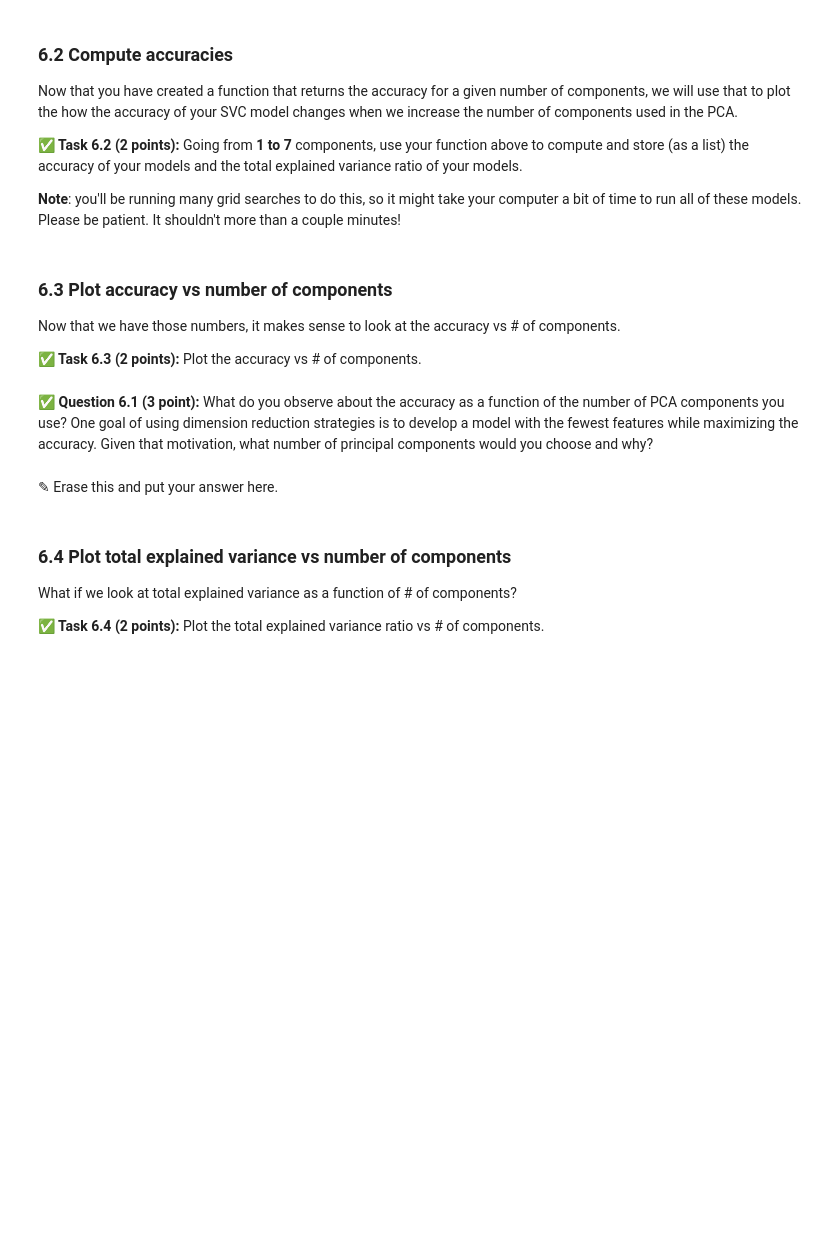
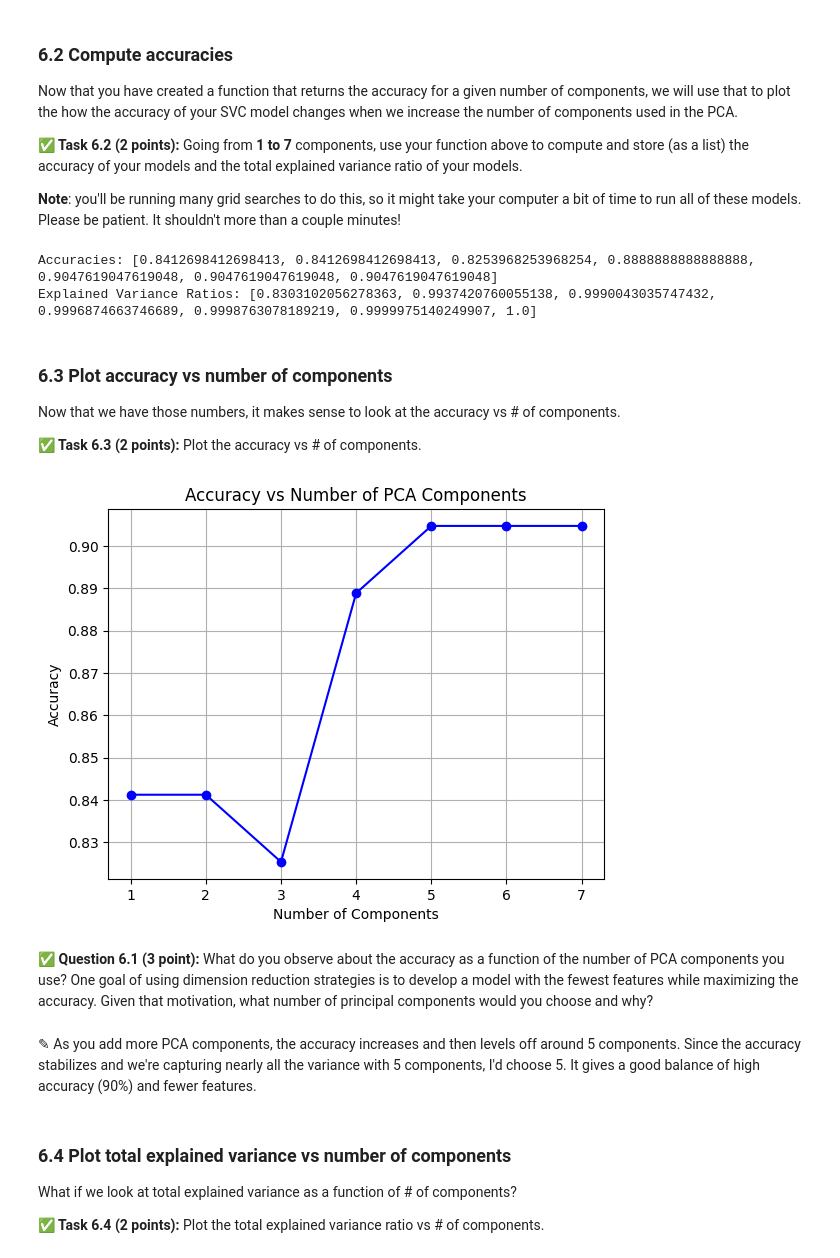
Before and after one commit to tannerbarry/CMSE202-f24-turnin-Section-001, a Jupyter notebook: hw-04/TannerBarry-CMSE202HW04.ipynb, the cells around one changed output. Cells and saved outputs as stored; diff of their text form; code cells hidden in the pictures; blank space fills up the shorter version.

```diff
--- a/hw-04/TannerBarry-CMSE202HW04.ipynb
+++ b/hw-04/TannerBarry-CMSE202HW04.ipynb
@@ -483,3 +482,19 @@ and it should **return** the accuracy score for an SVC model fit to pca transfor
+# %%
+def evaluate_pca_components(num_components, train_features, test_features, train_labels, test_labels):
+    pca = PCA(n_components=num_components)
+    train_pca = pca.fit_transform(train_features)
+    test_pca = pca.transform(test_features)
+
+    explained_variance_ratio = pca.explained_variance_ratio_.sum()
+
+    param_grid = {'C': [0.1, 1.0, 10.0, 100.0, 1000.0], 'gamma': [0.01, 0.1, 1.0, 10.0], 'kernel': ['linear', 'rbf', 'sigmoid']}
+    grid_search = GridSearchCV(SVC(), param_grid, cv=5)
+    grid_search.fit(train_pca, train_labels)
+
+    predictions = grid_search.best_estimator_.predict(test_pca)
+    accuracy = accuracy_score(test_labels, predictions)
+
+    return accuracy, explained_variance_ratio
 # %% [markdown]
 ### 6.2 Compute accuracies
 
@@ -493,3 +506,22 @@ Now that you have created a function that returns the accuracy for a given numbe
+# %%
+accuracies = []
+explained_variances = []
+
+for n_components in range(1, 8):
+    accuracy, explained_variance = evaluate_pca_components(
+        num_components=n_components,
+        train_features=X_train,
+        test_features=X_test,
+        train_labels=y_train,
+        test_labels=y_test)
+    accuracies.append(accuracy)
+    explained_variances.append(explained_variance)
+
+print("Accuracies:", accuracies)
+print("Explained Variance Ratios:", explained_variances)
+# %% [output]
+Accuracies: [0.8412698412698413, 0.8412698412698413, 0.8253968253968254, 0.8888888888888888, 0.9047619047619048, 0.9047619047619048, 0.9047619047619048]
+Explained Variance Ratios: [0.8303102056278363, 0.9937420760055138, 0.9990043035747432, 0.9996874663746689, 0.9998763078189219, 0.9999975140249907, 1.0]
 # %% [markdown]
 ### 6.3 Plot accuracy vs number of components
 
@@ -501,7 +531,17 @@ Now that we have those numbers, it makes sense to look at the accuracy vs # of c
+# %%
+components = list(range(1, 8))
+plt.plot(components, accuracies, marker='o', linestyle='-', color='b')
+plt.xlabel('Number of Components')
+plt.ylabel('Accuracy')
+plt.title('Accuracy vs Number of PCA Components')
+plt.grid(True)
+plt.show()
+# %% [output]
+[figure, added]
 # %% [markdown]
 **&#9989; Question 6.1 (3 point):** What do you observe about the accuracy as a function of the number of PCA components you use? One goal of using dimension reduction strategies is to develop a model with the fewest features while maximizing the accuracy. Given that motivation, what number of principal components would you choose and why?
-# %% [markdown]
-<font size=+3>&#9998;</font> Erase this and put your answer here.
+# %% [markdown]
+<font size=+3>&#9998;</font> As you add more PCA components, the accuracy increases and then levels off around 5 components. Since the accuracy stabilizes and we're capturing nearly all the variance with 5 components, I'd choose 5. It gives a good balance of high accuracy (90%) and fewer features.
 # %% [markdown]
 ### 6.4 Plot total explained variance vs number of components
 
```
Also changed, not shown: parts of 8 cells of this notebook.
